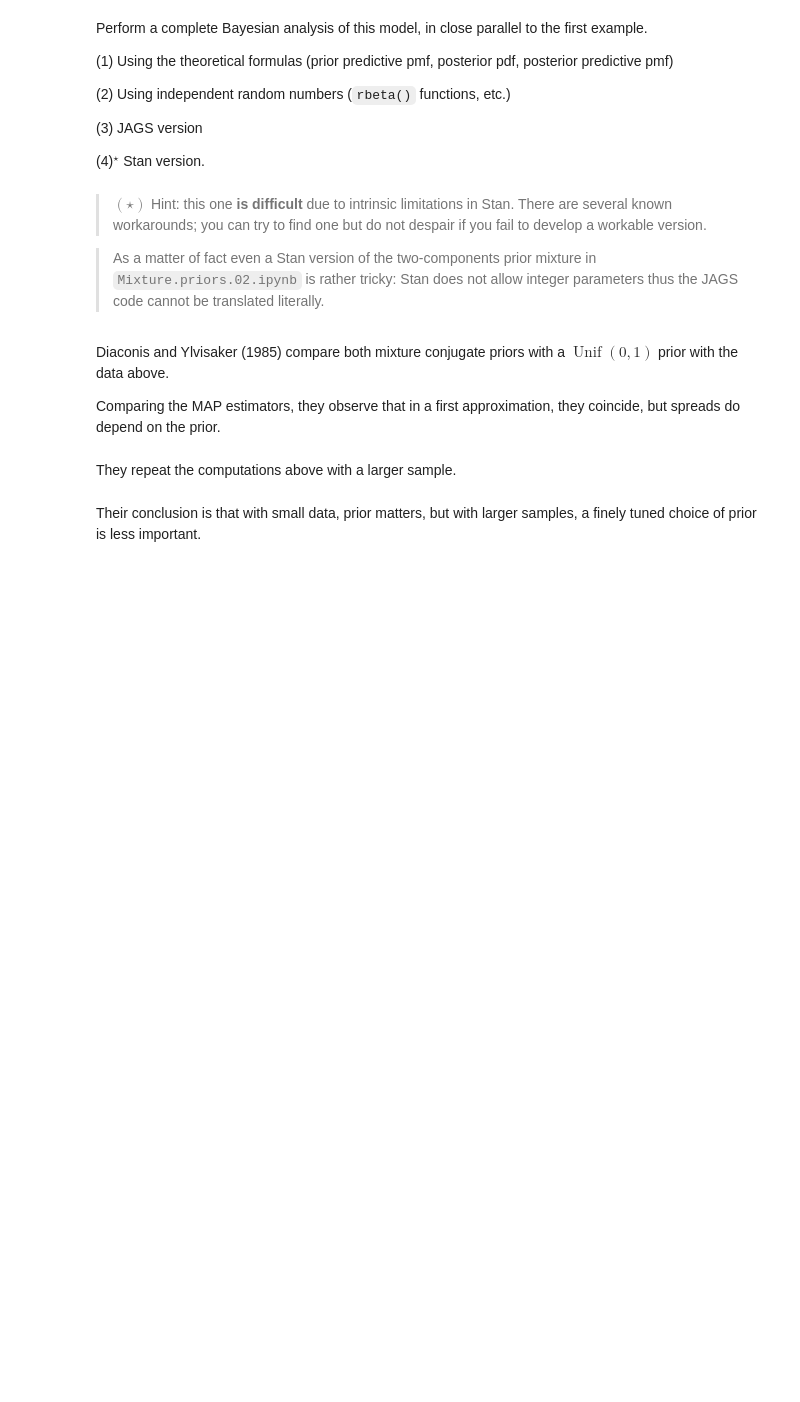
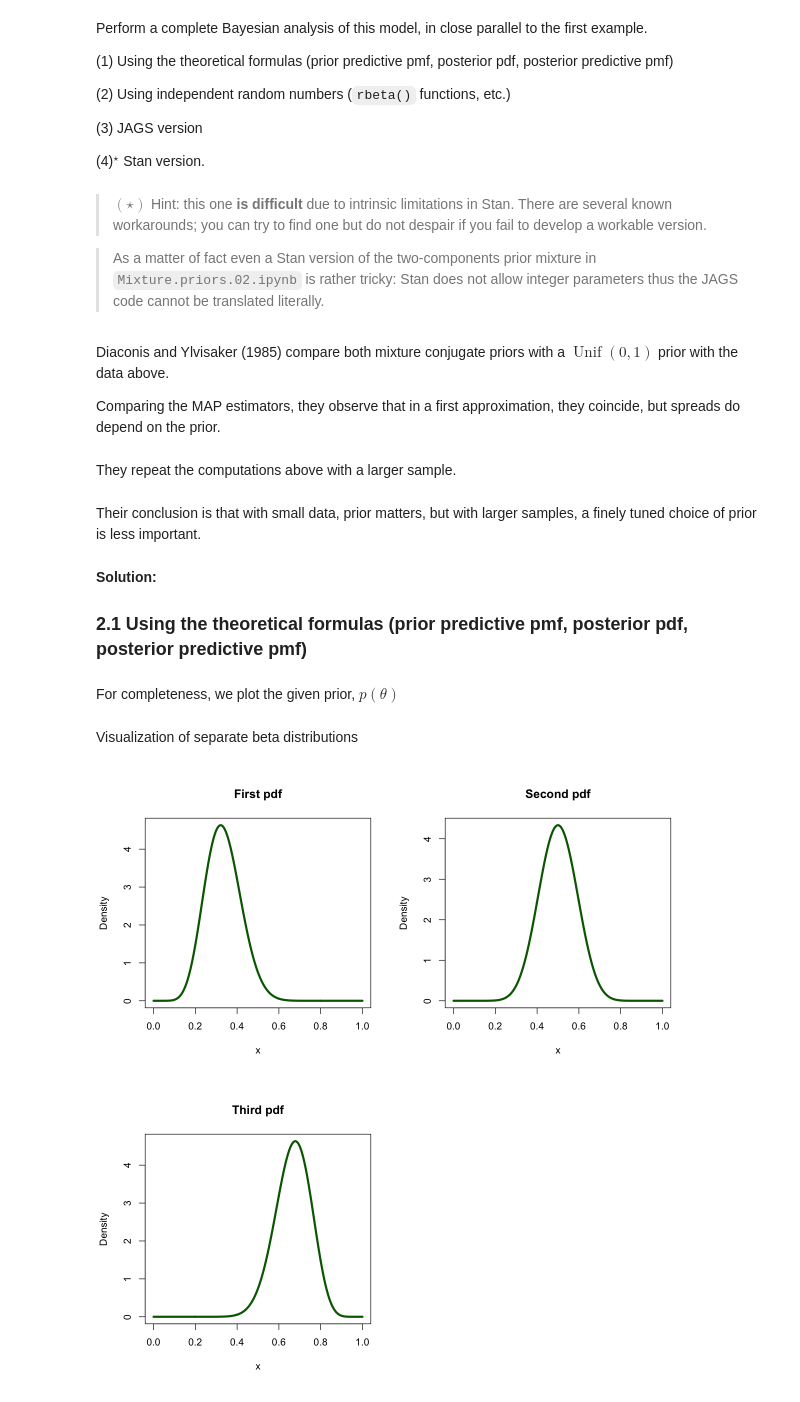
Before and after one commit to claudia-hm/BSPP, a Jupyter notebook: 2021-2022.Homework.01.Statements.ipynb, the cells around one changed output. Cells and saved outputs as stored; diff of their text form; code cells hidden in the pictures; blank space fills up the shorter version.

Commit message:
started ex2 by plotting prior

```diff
--- a/2021-2022.Homework.01.Statements.ipynb
+++ b/2021-2022.Homework.01.Statements.ipynb
@@ -220,3 +220,7 @@ n1<-50
 x1.obs<-14
 # %% [markdown]
 Their conclusion is that with small data, prior matters, but with larger samples, a finely tuned choice of prior is less important.
+# %% [markdown]
+**Solution:**
+
+### 2.1 Using the theoretical formulas (prior predictive pmf, posterior pdf, posterior predictive pmf)
@@ -222,0 +229,28 @@ Their conclusion is that with small data, prior matters, but with larger samples
+# %% [markdown]
+For completeness, we plot the given prior, $p(\theta)$
+# %%
+prior.a1<-10
+prior.b1<-20
+
+prior.a2<-15
+prior.b2<-15
+
+prior.a3<-20
+prior.b3<-10
+
+prior.gamma1<-0.5
+prior.gamma2<-0.2
+prior.gamma3<-0.3
+# %% [markdown]
+Visualization of separate beta distributions
+# %%
+options(repr.plot.width=10,repr.plot.height=5)
+v<-seq(0,1,length=500)
+old.par<-par(mfrow=c(1,2))
+plot(v,dbeta(v,prior.a1,prior.b1),type="l",lwd=3.5,col="DarkGreen",xlab="x",ylab="Density",main="First pdf")
+plot(v,dbeta(v,prior.a2,prior.b2),type="l",lwd=3.5,col="DarkGreen",xlab="x",ylab="Density",main="Second pdf")
+plot(v,dbeta(v,prior.a3,prior.b3),type="l",lwd=3.5,col="DarkGreen",xlab="x",ylab="Density",main="Third pdf")
+par(old.par)
+# %% [output]
+[figure, added]
+[figure, added]
```
Also changed, not shown: parts of 5 cells of this notebook.
